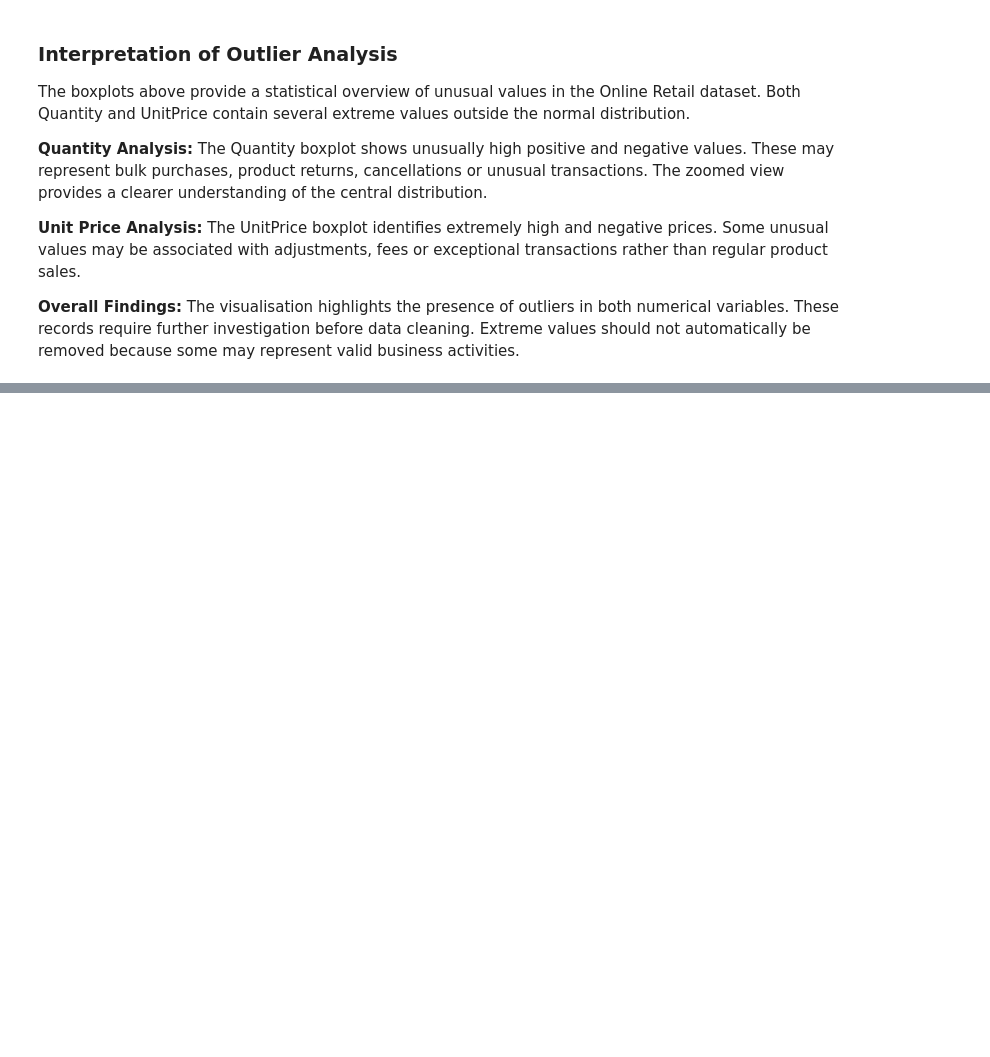
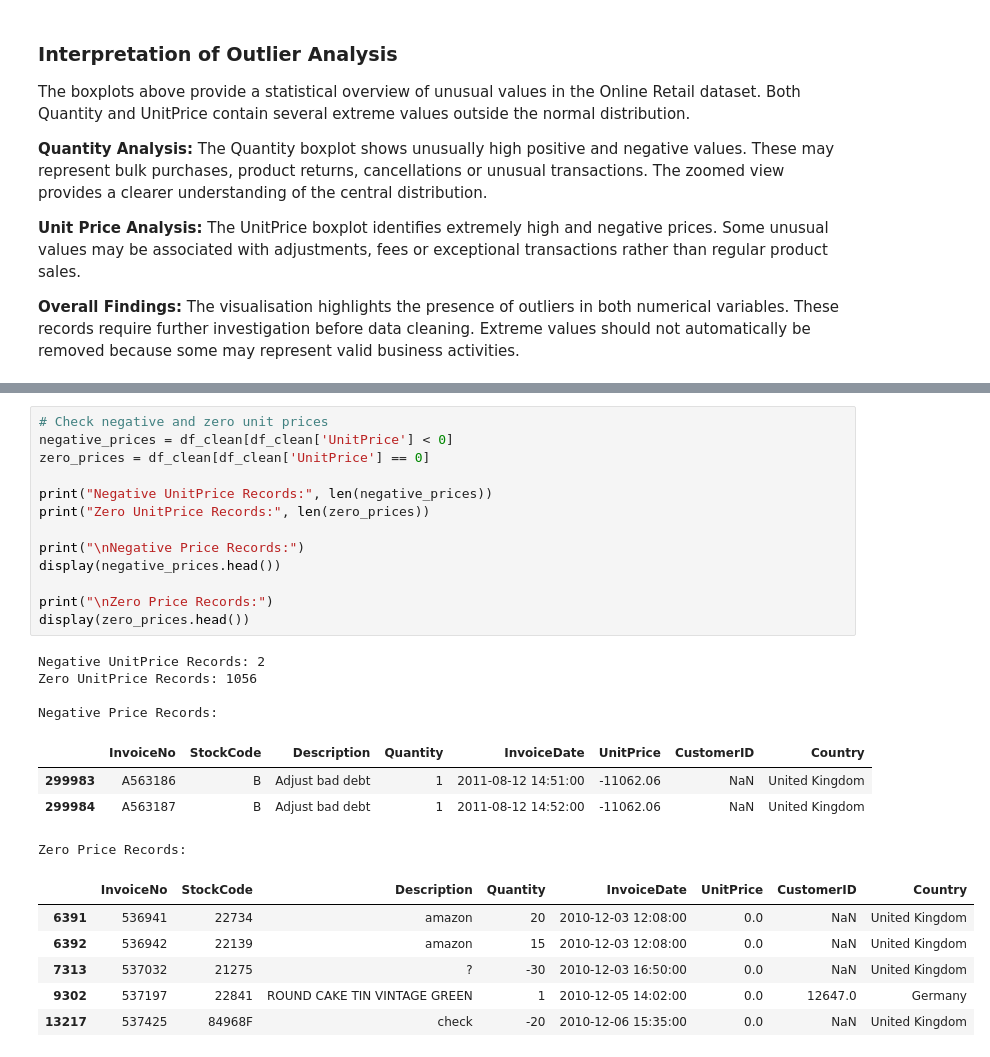
Before and after one commit to Abdullah-awa/Data_Visualisation_CA2, a Jupyter notebook: Data_Vis_CA2.ipynb, the cells around one changed output, grey strips where cells are left out. Saved outputs shown, nothing was run; the diff lists cells and outputs as text; blank space fills up the shorter version.

```diff
--- a/Data_Vis_CA2.ipynb
+++ b/Data_Vis_CA2.ipynb
@@ -588,0 +691,28 @@ The visualisation highlights the presence of outliers in both numerical variable
+# %%
+# Check negative and zero unit prices
+negative_prices = df_clean[df_clean['UnitPrice'] < 0]
+zero_prices = df_clean[df_clean['UnitPrice'] == 0]
+
+print("Negative UnitPrice Records:", len(negative_prices))
+print("Zero UnitPrice Records:", len(zero_prices))
+
+print("\nNegative Price Records:")
+display(negative_prices.head())
+
+print("\nZero Price Records:")
+display(zero_prices.head())
+# %% [output]
+Negative UnitPrice Records: 2
+Zero UnitPrice Records: 1056
+
+Negative Price Records:
+|  | InvoiceNo | StockCode | Description | Quantity | InvoiceDate | UnitPrice | CustomerID | Country |
+| 299983 | A563186 | B | Adjust bad debt | 1 | 2011-08-12 14:51:00 | -11062.06 | NaN | United Kingdom |
+| 299984 | A563187 | B | Adjust bad debt | 1 | 2011-08-12 14:52:00 | -11062.06 | NaN | United Kingdom |
+Zero Price Records:
+|  | InvoiceNo | StockCode | Description | Quantity | InvoiceDate | UnitPrice | CustomerID | Country |
+| 6391 | 536941 | 22734 | amazon | 20 | 2010-12-03 12:08:00 | 0.0 | NaN | United Kingdom |
+| 6392 | 536942 | 22139 | amazon | 15 | 2010-12-03 12:08:00 | 0.0 | NaN | United Kingdom |
+| 7313 | 537032 | 21275 | ? | -30 | 2010-12-03 16:50:00 | 0.0 | NaN | United Kingdom |
+| 9302 | 537197 | 22841 | ROUND CAKE TIN VINTAGE GREEN | 1 | 2010-12-05 14:02:00 | 0.0 | 12647.0 | Germany |
+| 13217 | 537425 | 84968F | check | -20 | 2010-12-06 15:35:00 | 0.0 | NaN | United Kingdom |
```
Also changed, not shown: parts of 11 cells of this notebook.
